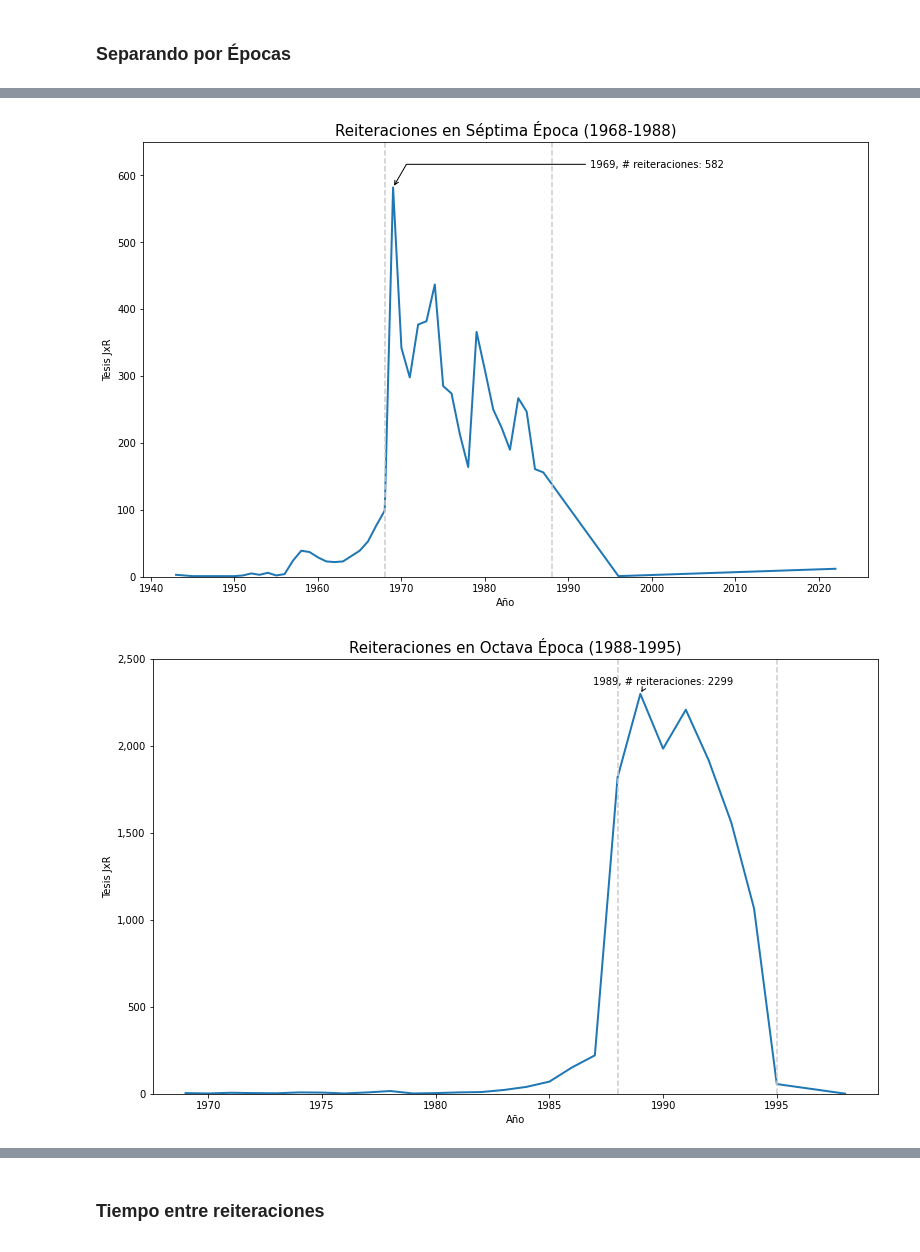
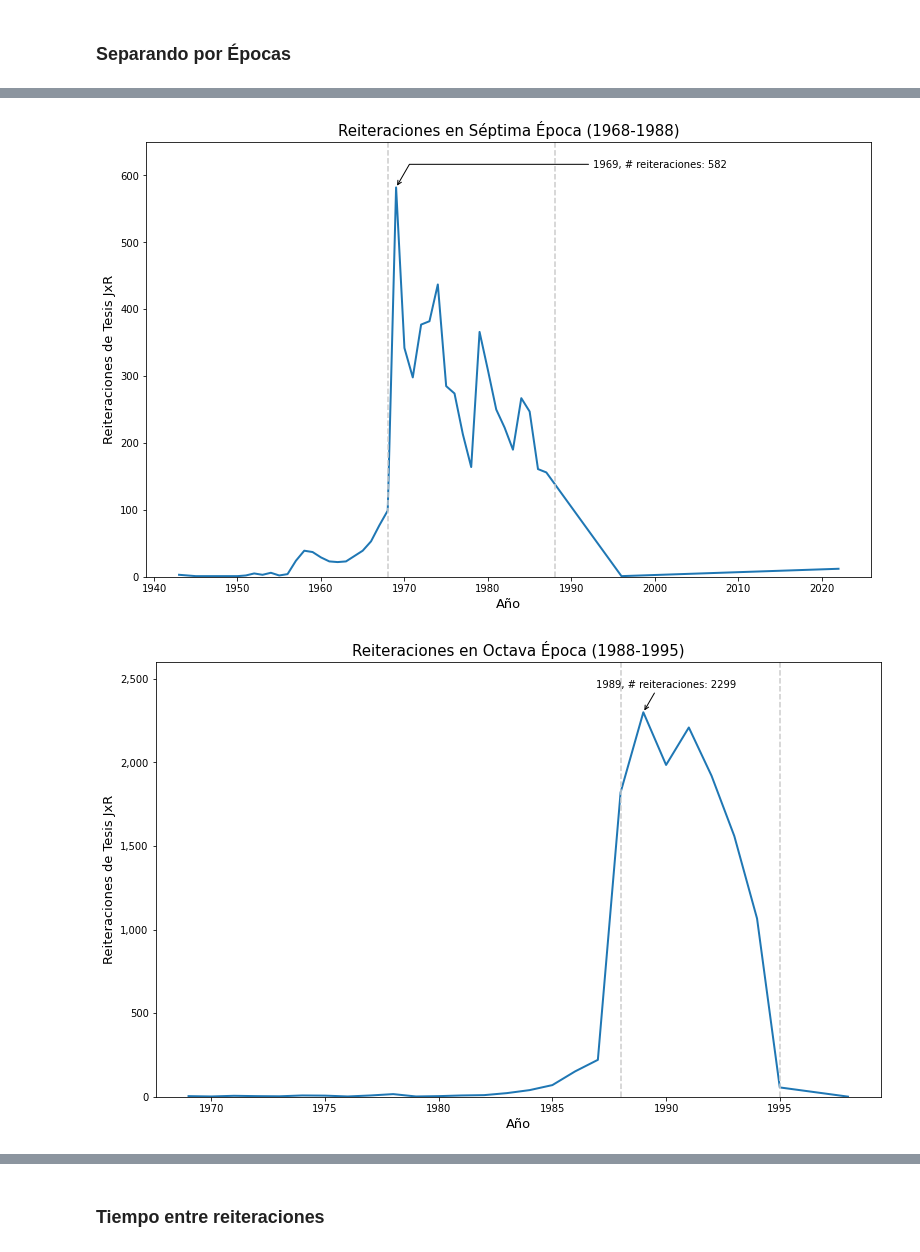
Before and after one commit to lecepe00/estancia_inv_MCD, a Jupyter notebook: notebooks/EDA.ipynb, the cells around one changed output, grey strips where cells are left out. Saved outputs shown, nothing was run; the diff lists cells and outputs as text; code cells hidden in the pictures.

```diff
--- a/notebooks/EDA.ipynb
+++ b/notebooks/EDA.ipynb
@@ -363,37 +366,37 @@ arrowprops = dict(arrowstyle="->",connectionstyle="angle,angleA=0,angleB=60")
 kw = dict(xycoords='data',textcoords="axes fraction",arrowprops=arrowprops, ha="right", va="top")
 ax.annotate(text, xy=(xmax, ymax), xytext=(0.8,0.96), **kw)
 
-plt.title('Reiteraciones en Séptima Época (1968-1988)', fontsize=15)
-plt.xlabel('Año')
-plt.ylabel('Tesis JxR')
+plt.title('Reiteraciones en Séptima Época (1968-1988)',fontsize=15)
+plt.xlabel('Año',fontsize=13)
+plt.ylabel('Reiteraciones de Tesis JxR',fontsize=13)
 plt.ylim(0,650)
 plt.axvline(x=1968, color='0.8', ls='--')
 plt.axvline(x=1988, color='0.8', ls='--')
 plt.show()
 # %% [output]
-[figure, old version]
+[figure, new version]
 # %%
 plt.figure(figsize=(13,8))
 ax = sns.lineplot(y='reiteraciones',x ='year',data=octava_epoca_tiempo_reit,linewidth=2,)
 
 ymax = int(max(octava_epoca_tiempo_reit['reiteraciones']))
 xmax = int(octava_epoca_tiempo_reit.loc[octava_epoca_tiempo_reit['reiteraciones'] == ymax]['year'])
 
 text= "{:}, # reiteraciones: {:}".format(xmax, ymax)
 arrowprops = dict(arrowstyle="->",connectionstyle="angle,angleA=0,angleB=60")
 kw = dict(xycoords='data',textcoords="axes fraction",arrowprops=arrowprops, ha="right", va="top")
 ax.annotate(text, xy=(xmax, ymax), xytext=(0.8,0.96), **kw)
 ax.get_yaxis().set_major_formatter(ticker.FuncFormatter(lambda x, p: format(int(x), ',')))
 
-plt.title('Reiteraciones en Octava Época (1988-1995)', fontsize=15)
-plt.xlabel('Año')
-plt.ylabel('Tesis JxR')
-plt.ylim(0,2500)
+plt.title('Reiteraciones en Octava Época (1988-1995)',fontsize=15)
+plt.xlabel('Año',fontsize=13)
+plt.ylabel('Reiteraciones de Tesis JxR',fontsize=13)
+plt.ylim(0,2600)
 plt.axvline(x=1988, color='0.8', ls='--')
 plt.axvline(x=1995, color='0.8', ls='--')
 plt.show()
 # %% [output]
-[figure, old version]
+[figure, new version]
 # %%
 plt.figure(figsize=(13,8))
 ax = sns.lineplot(y='reiteraciones',x ='year',data=novena_epoca_tiempo_reit,linewidth=2,)
```
Also changed, not shown: parts of 89 cells of this notebook.
